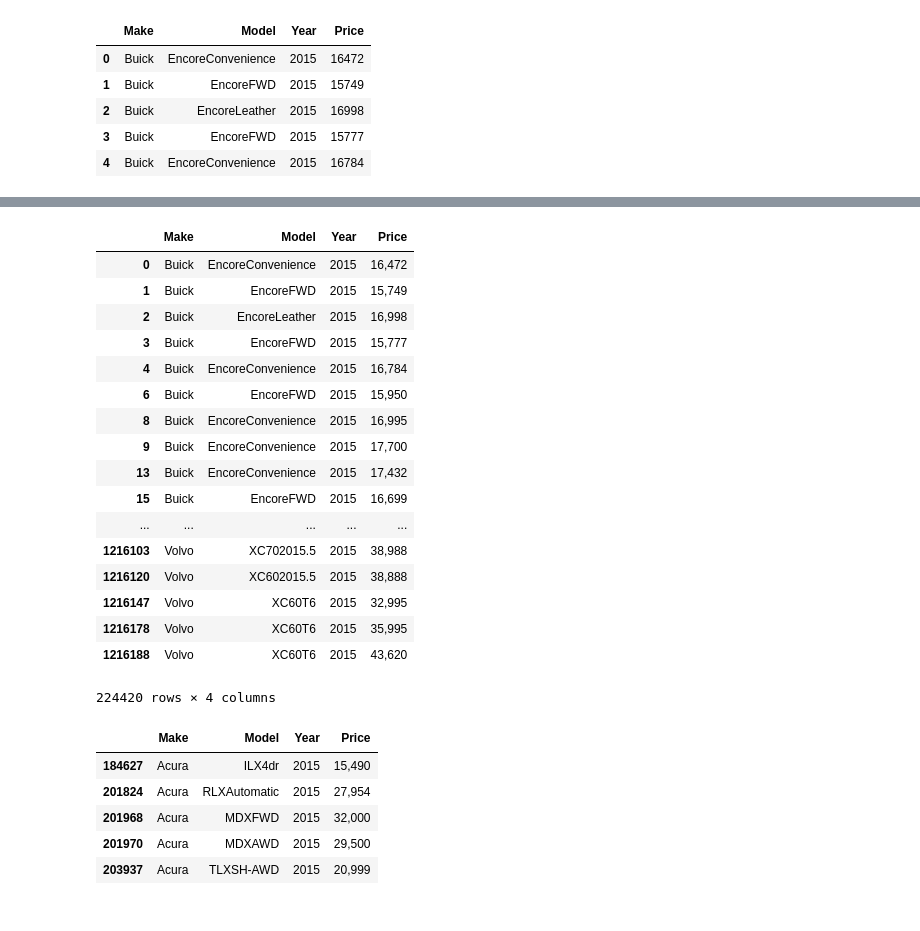
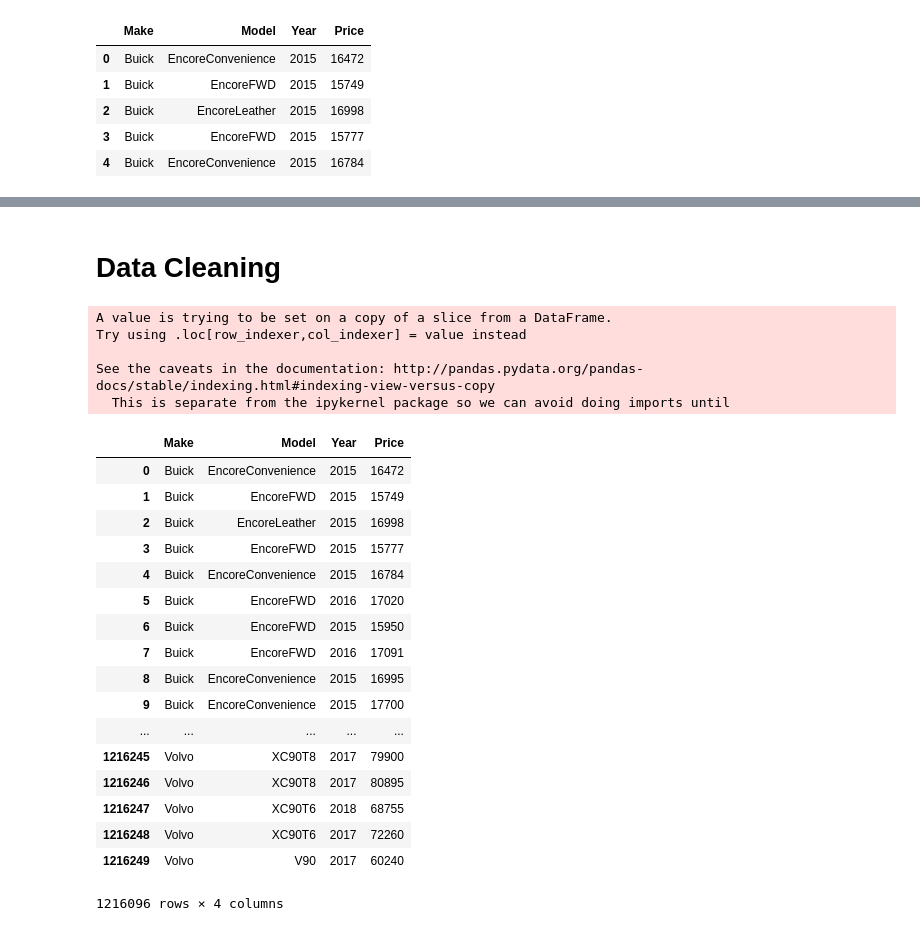
Before and after one commit to Yara1994/ETL_avg_car_price, a Jupyter notebook: ETL.ipynb, the cells around one changed output, grey strips where cells are left out. Cells and saved outputs as stored; diff of their text form; code cells hidden in the pictures.

```diff
--- a/ETL.ipynb
+++ b/ETL.ipynb
@@ -130,4 +158,4 @@ used_car_df.head()
 # %%
 # Change format of "Price"
 
-used_car_df['Price'] = used_car_df['Price'].apply(lambda x: "{:,}".format(x))
+# used_car_df['Price'] = used_car_df['Price'].apply(lambda x: "{:,}".format(x))
@@ -202,32 +161,0 @@ used_car_database.set_index("Make")
-# %%
-updated_used_car_df_2015 = used_car_df[(used_car_df.Year == 2015)]
-updated_used_car_df_2015
-# %% [output]
-|  | Make | Model | Year | Price |
-| 0 | Buick | EncoreConvenience | 2015 | 16,472 |
-| 1 | Buick | EncoreFWD | 2015 | 15,749 |
-| 2 | Buick | EncoreLeather | 2015 | 16,998 |
-| 3 | Buick | EncoreFWD | 2015 | 15,777 |
-| 4 | Buick | EncoreConvenience | 2015 | 16,784 |
-| 6 | Buick | EncoreFWD | 2015 | 15,950 |
-| 8 | Buick | EncoreConvenience | 2015 | 16,995 |
-| 9 | Buick | EncoreConvenience | 2015 | 17,700 |
-| 13 | Buick | EncoreConvenience | 2015 | 17,432 |
-| 15 | Buick | EncoreFWD | 2015 | 16,699 |
-| ... | ... | ... | ... | ... |
-| 1216103 | Volvo | XC702015.5 | 2015 | 38,988 |
-| 1216120 | Volvo | XC602015.5 | 2015 | 38,888 |
-| 1216147 | Volvo | XC60T6 | 2015 | 32,995 |
-| 1216178 | Volvo | XC60T6 | 2015 | 35,995 |
-| 1216188 | Volvo | XC60T6 | 2015 | 43,620 |
-224420 rows × 4 columns
-# %%
-used_car_database_2015 = updated_used_car_df_2015.drop_duplicates(['Make','Model', "Year"], keep = 'last').sort_values(["Year", "Make"], ascending= True)
-used_car_database_2015.head()
-# %% [output]
-|  | Make | Model | Year | Price |
-| 184627 | Acura | ILX4dr | 2015 | 15,490 |
-| 201824 | Acura | RLXAutomatic | 2015 | 27,954 |
-| 201968 | Acura | MDXFWD | 2015 | 32,000 |
-| 201970 | Acura | MDXAWD | 2015 | 29,500 |
-| 203937 | Acura | TLXSH-AWD | 2015 | 20,999 |
@@ -233,0 +165,2 @@ used_car_database_2015.head()
+# %% [markdown]
+# Data Cleaning
@@ -233,0 +169,30 @@ used_car_database_2015.head()
+# %%
+#updated_used_car_df =
+updated_used_df["Make"] = updated_used_df["Make"].replace({"Alfa":"Alfa Romeo", "Aston": "Aston Martin", "INFINITI": "Infiniti",
+                                                          "Land": "Land Rover", "Ram": "Dodge", "smart": "Smart"})
+
+updated_used_df
+# %% [output]
+A value is trying to be set on a copy of a slice from a DataFrame.
+Try using .loc[row_indexer,col_indexer] = value instead
+
+See the caveats in the documentation: http://pandas.pydata.org/pandas-docs/stable/indexing.html#indexing-view-versus-copy
+  This is separate from the ipykernel package so we can avoid doing imports until
+|  | Make | Model | Year | Price |
+| 0 | Buick | EncoreConvenience | 2015 | 16472 |
+| 1 | Buick | EncoreFWD | 2015 | 15749 |
+| 2 | Buick | EncoreLeather | 2015 | 16998 |
+| 3 | Buick | EncoreFWD | 2015 | 15777 |
+| 4 | Buick | EncoreConvenience | 2015 | 16784 |
+| 5 | Buick | EncoreFWD | 2016 | 17020 |
+| 6 | Buick | EncoreFWD | 2015 | 15950 |
+| 7 | Buick | EncoreFWD | 2016 | 17091 |
+| 8 | Buick | EncoreConvenience | 2015 | 16995 |
+| 9 | Buick | EncoreConvenience | 2015 | 17700 |
+| ... | ... | ... | ... | ... |
+| 1216245 | Volvo | XC90T8 | 2017 | 79900 |
+| 1216246 | Volvo | XC90T8 | 2017 | 80895 |
+| 1216247 | Volvo | XC90T6 | 2018 | 68755 |
+| 1216248 | Volvo | XC90T6 | 2017 | 72260 |
+| 1216249 | Volvo | V90 | 2017 | 60240 |
+1216096 rows × 4 columns
```
Also changed, not shown: parts of 27 cells of this notebook, 1 other file.
